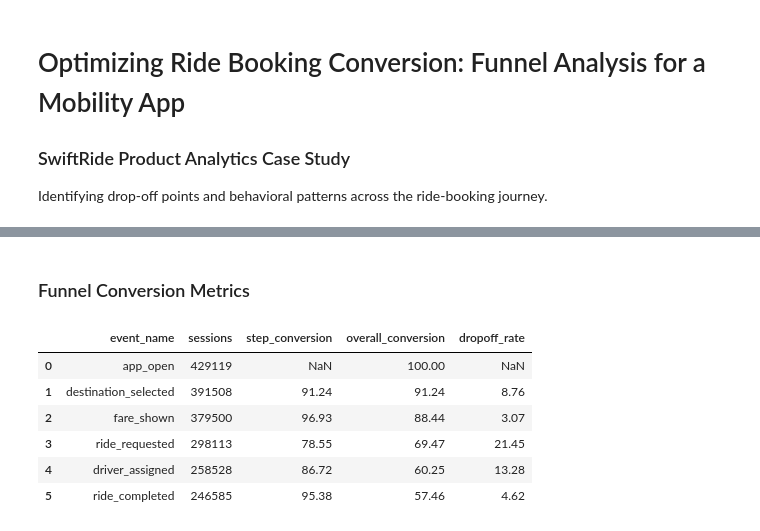
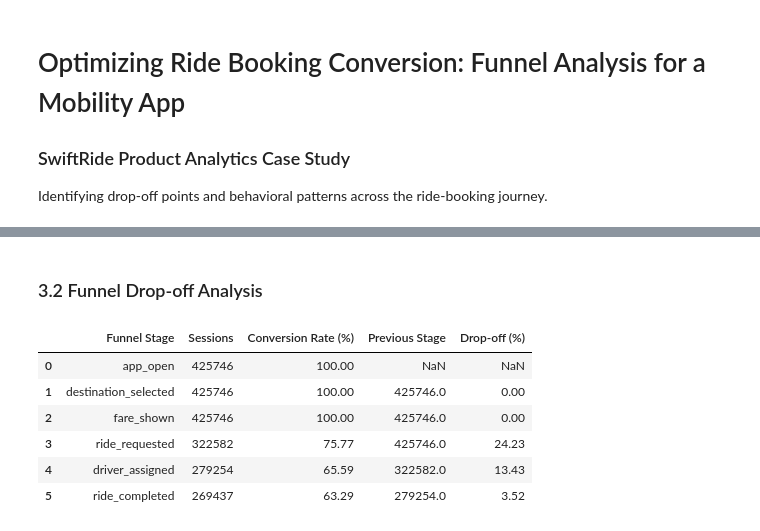
Before and after one commit to trihanda/mobility-product-funnel-analysis, a Jupyter notebook: notebooks/funnel_analysis.ipynb, the cells around one changed output, grey strips where cells are left out. Drawn from its saved outputs; the diff is of its cells as text; code cells hidden in the pictures.

```diff
--- a/notebooks/funnel_analysis.ipynb
+++ b/notebooks/funnel_analysis.ipynb
@@ -135,41 +409,27 @@ funnel_counts
 # %% [markdown]
-### Funnel Conversion Metrics
+### 3.2 Funnel Drop-off Analysis
-# %%
-# Step conversion
-funnel_counts["step_conversion"] = (
-    funnel_counts["sessions"] /
-    funnel_counts["sessions"].shift(1)
-)
-
-# Overall conversion
-total_sessions = funnel_counts.iloc[0]["sessions"]
-
-funnel_counts["overall_conversion"] = (
-    funnel_counts["sessions"] / total_sessions
-)
-
-# Drop-off rate
-funnel_counts["dropoff_rate"] = 1 - funnel_counts["step_conversion"]
-
-# Convert to percentage
-funnel_counts["step_conversion"] = (
-    funnel_counts["step_conversion"] * 100
-).round(2)
-
-funnel_counts["overall_conversion"] = (
-    funnel_counts["overall_conversion"] * 100
-).round(2)
-
-funnel_counts["dropoff_rate"] = (
-    funnel_counts["dropoff_rate"] * 100
-).round(2)
-
-funnel_counts
-# %% [output]
-|  | event_name | sessions | step_conversion | overall_conversion | dropoff_rate |
-| 0 | app_open | 429119 | NaN | 100.00 | NaN |
-| 1 | destination_selected | 391508 | 91.24 | 91.24 | 8.76 |
-| 2 | fare_shown | 379500 | 96.93 | 88.44 | 3.07 |
-| 3 | ride_requested | 298113 | 78.55 | 69.47 | 21.45 |
-| 4 | driver_assigned | 258528 | 86.72 | 60.25 | 13.28 |
-| 5 | ride_completed | 246585 | 95.38 | 57.46 | 4.62 |
+# %%
+dropoff_df = funnel_df.copy()
+
+dropoff_df["Previous Stage"] = (
+    dropoff_df["Sessions"].shift(1)
+)
+
+dropoff_df["Drop-off (%)"] = (
+    (
+        dropoff_df["Previous Stage"]
+        - dropoff_df["Sessions"]
+    )
+    / dropoff_df["Previous Stage"]
+    * 100
+).round(2)
+
+dropoff_df
+# %% [output]
+|  | Funnel Stage | Sessions | Conversion Rate (%) | Previous Stage | Drop-off (%) |
+| 0 | app_open | 425746 | 100.00 | NaN | NaN |
+| 1 | destination_selected | 425746 | 100.00 | 425746.0 | 0.00 |
+| 2 | fare_shown | 425746 | 100.00 | 425746.0 | 0.00 |
+| 3 | ride_requested | 322582 | 75.77 | 425746.0 | 24.23 |
+| 4 | driver_assigned | 279254 | 65.59 | 322582.0 | 13.43 |
+| 5 | ride_completed | 269437 | 63.29 | 279254.0 | 3.52 |
```
Also changed, not shown: parts of 51 cells of this notebook, 1 other file.
